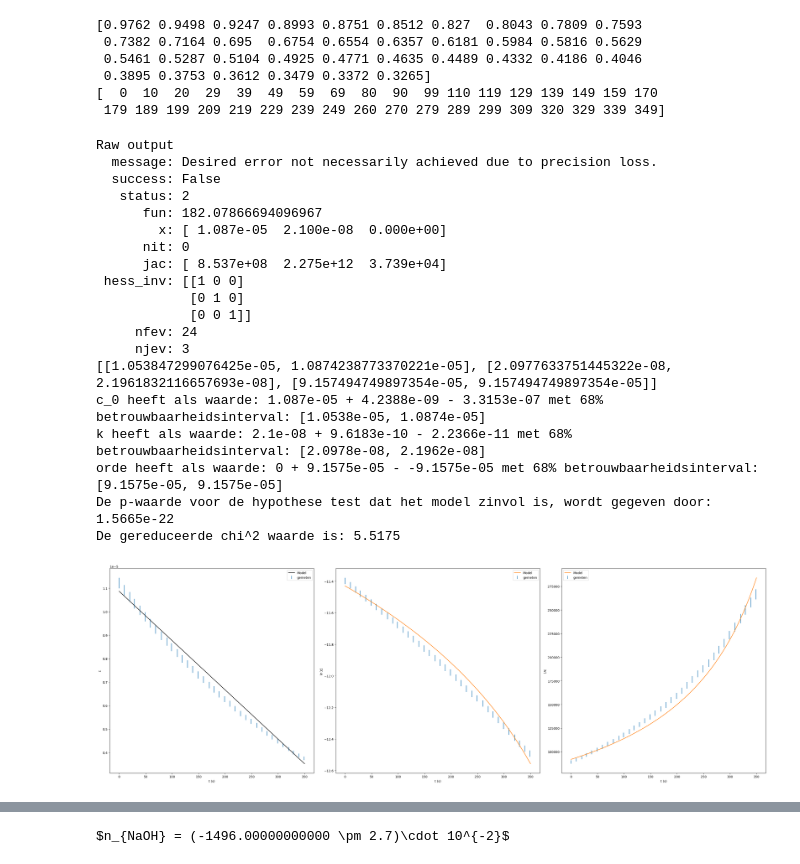
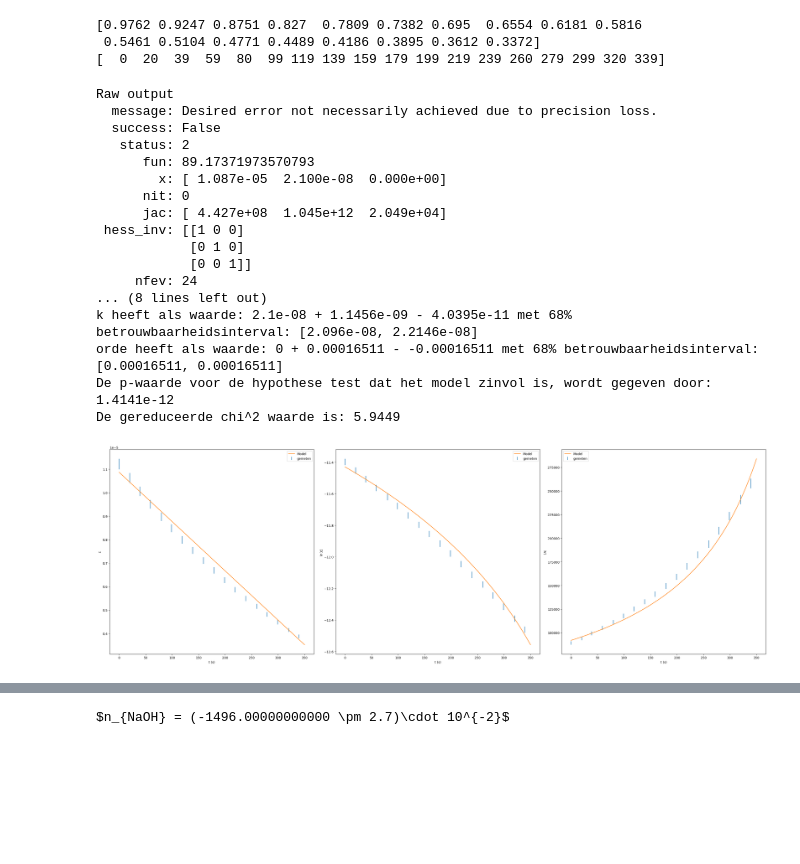
Before and after one commit to justlearning42/Experimentele_vscode, a Jupyter notebook: kinetica.ipynb, the cells around one changed output, grey strips where cells are left out. Saved outputs shown, nothing was run; the diff lists cells and outputs as text; code cells hidden in the pictures; blank space fills up the shorter version.

```diff
--- a/kinetica.ipynb
+++ b/kinetica.ipynb
@@ -225,8 +214,8 @@ for i in range(36): #alle meetpunten afgaan --let op! het is 0.06, niet 0.006!
     tijdsverschil = (minuut-tijd_0[0])*60 + (seconde-tijd_0[1])
     tijden_set_2.append(tijdsverschil)
 
-absorbanties_set_2 = np.array(absorbanties_set_2)
-tijden_set_2 = np.array(tijden_set_2)
+absorbanties_set_2 = np.array(absorbanties_set_2)[::2]
+tijden_set_2 = np.array(tijden_set_2)[::2]
 print(absorbanties_set_2)
 print(tijden_set_2)
 
@@ -237,12 +226,9 @@ tijden_set_2 = tijden_set_2
 
 fouten_set_2  = 0.02*concentraties_set_2
 # %% [output]
-[0.9762 0.9498 0.9247 0.8993 0.8751 0.8512 0.827  0.8043 0.7809 0.7593
- 0.7382 0.7164 0.695  0.6754 0.6554 0.6357 0.6181 0.5984 0.5816 0.5629
- 0.5461 0.5287 0.5104 0.4925 0.4771 0.4635 0.4489 0.4332 0.4186 0.4046
- 0.3895 0.3753 0.3612 0.3479 0.3372 0.3265]
-[  0  10  20  29  39  49  59  69  80  90  99 110 119 129 139 149 159 170
- 179 189 199 209 219 229 239 249 260 270 279 289 299 309 320 329 339 349]
+[0.9762 0.9247 0.8751 0.827  0.7809 0.7382 0.695  0.6554 0.6181 0.5816
+ 0.5461 0.5104 0.4771 0.4489 0.4186 0.3895 0.3612 0.3372]
+[  0  20  39  59  80  99 119 139 159 179 199 219 239 260 279 299 320 339]
 # %%
 # tweede set metingen: we bepalen de orde
 def initial_vals(x,y):
@@ -251,44 +237,42 @@ def initial_vals(x,y):
 
 parameters = ['c_0', 'k', 'orde']
 outp = fit(parameters, snelheidsmodel_pseudosnelheid, initial_vals, tijden_set_2, concentraties_set_2 , fouten_set_2 )
 parameterwaarden = [fitwaarde[0] for fitwaarde in outp]
 
 fig,ax = plt.subplots(1,3, figsize = (30,10))
 ax[0].errorbar(tijden_set_2,concentraties_set_2 ,linestyle = '', label = 'gemeten', yerr = fouten_set_2 )
 ax[1].errorbar(tijden_set_2,np.log(concentraties_set_2 ),linestyle = '', label = 'gemeten', yerr = fouten_set_2 /concentraties_set_2 )
 ax[2].errorbar(tijden_set_2,1/concentraties_set_2 ,linestyle = '', label = 'gemeten', yerr = fouten_set_2 /(concentraties_set_2 **2))
 ax[0].set_ylabel('c')
 ax[1].set_ylabel('ln(c)')
 ax[2].set_ylabel('1/c')
 t = np.linspace(0,350)
-ax[0].plot(t, snelheidsmodel_pseudosnelheid(t, parameterwaarden),color = 'black',label = 'Model')
+ax[0].plot(t, snelheidsmodel_pseudosnelheid(t, parameterwaarden),label = 'Model')
 ax[1].plot(t, np.log(snelheidsmodel_pseudosnelheid(t, parameterwaarden)),label = 'Model')
 ax[2].plot(t, 1/snelheidsmodel_pseudosnelheid(t, parameterwaarden),label = 'Model')
 for i in range(3):
     ax[i].set_xlabel('t (s)')
     ax[i].legend()
 plt.tight_layout();plt.show()
 # %% [output]
 Raw output
   message: Desired error not necessarily achieved due to precision loss.
   success: False
    status: 2
-      fun: 182.07866694096967
+      fun: 89.17371973570793
         x: [ 1.087e-05  2.100e-08  0.000e+00]
       nit: 0
-      jac: [ 8.537e+08  2.275e+12  3.739e+04]
+      jac: [ 4.427e+08  1.045e+12  2.049e+04]
  hess_inv: [[1 0 0]
             [0 1 0]
             [0 0 1]]
      nfev: 24
-     njev: 3
-[[1.053847299076425e-05, 1.0874238773370221e-05], [2.0977633751445322e-08, 2.1961832116657693e-08], [9.157494749897354e-05, 9.157494749897354e-05]]
-c_0 heeft als waarde: 1.087e-05 + 4.2388e-09 - 3.3153e-07 met 68% betrouwbaarheidsinterval: [1.0538e-05, 1.0874e-05]
-k heeft als waarde: 2.1e-08 + 9.6183e-10 - 2.2366e-11 met 68% betrouwbaarheidsinterval: [2.0978e-08, 2.1962e-08]
-orde heeft als waarde: 0 + 9.1575e-05 - -9.1575e-05 met 68% betrouwbaarheidsinterval: [9.1575e-05, 9.1575e-05]
-De p-waarde voor de hypothese test dat het model zinvol is, wordt gegeven door: 1.5665e-22
-De gereduceerde chi^2 waarde is: 5.5175
+... (8 lines left out)
+k heeft als waarde: 2.1e-08 + 1.1456e-09 - 4.0395e-11 met 68% betrouwbaarheidsinterval: [2.096e-08, 2.2146e-08]
+orde heeft als waarde: 0 + 0.00016511 - -0.00016511 met 68% betrouwbaarheidsinterval: [0.00016511, 0.00016511]
+De p-waarde voor de hypothese test dat het model zinvol is, wordt gegeven door: 1.4141e-12
+De gereduceerde chi^2 waarde is: 5.9449
-[figure, old version]
+[figure, new version]
 # %%
 # tweede set metingen: 0e orde en 1e orde want we zien duidelijk dat het geen tweede orde is
 #0e orde
```
Also changed, not shown: parts of 7 cells of this notebook, 1 other file.
